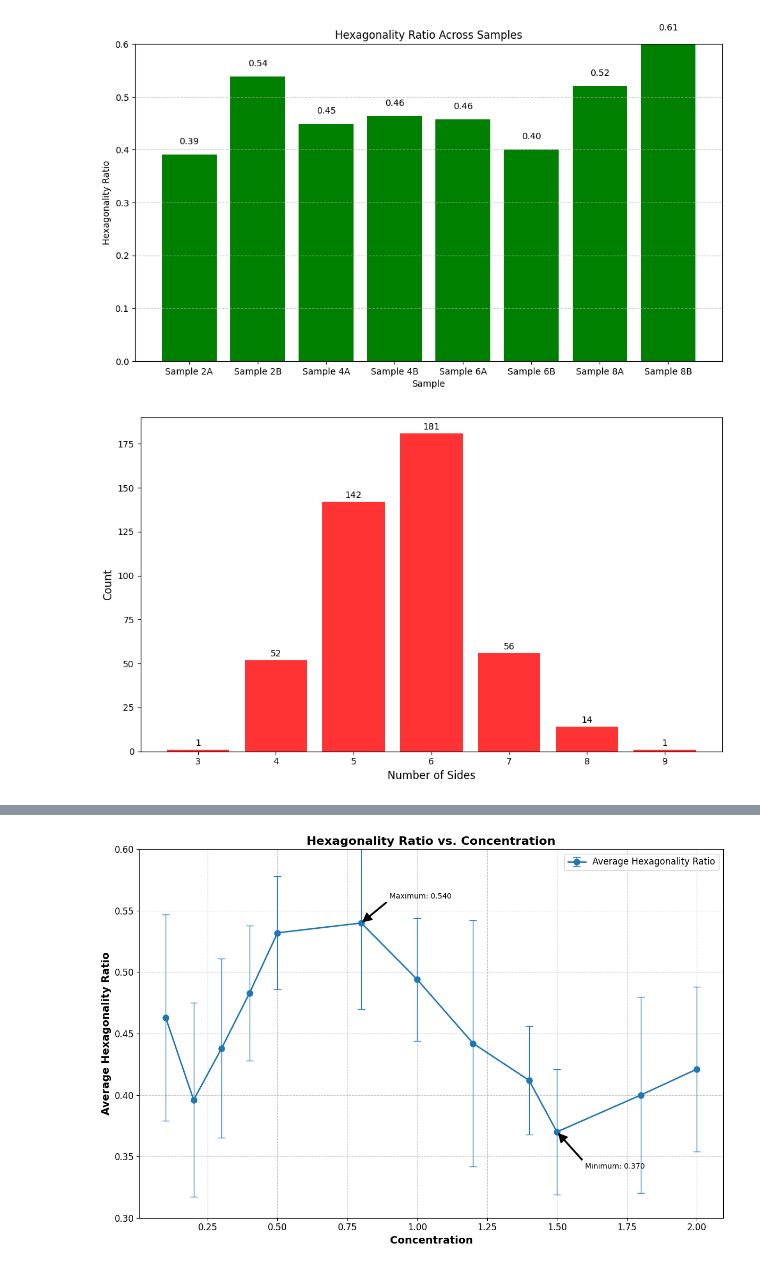
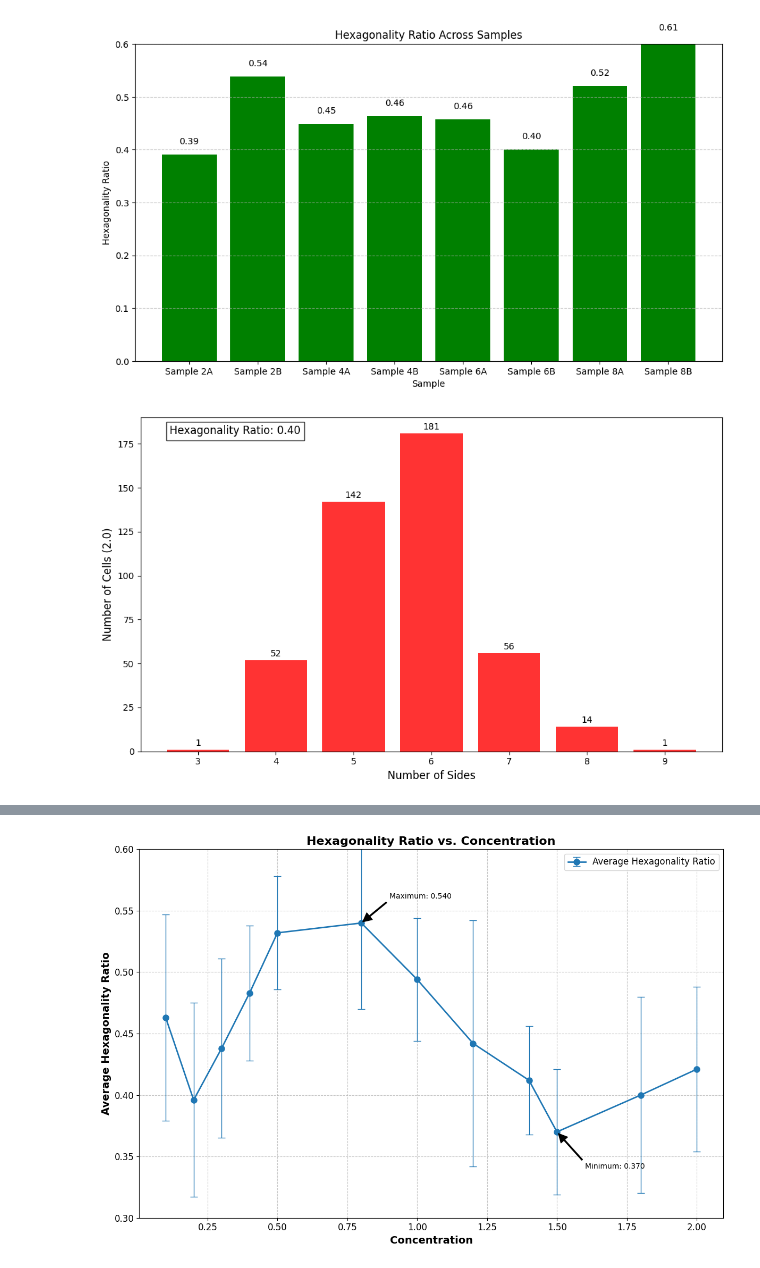
Before and after one commit to lemontang3/Python_Physics, a Jupyter notebook: graphs.ipynb, the cells around one changed output, grey strips where cells are left out. Saved outputs shown, nothing was run; the diff lists cells and outputs as text; code cells hidden in the pictures.

```diff
--- a/graphs.ipynb
+++ b/graphs.ipynb
@@ -531,6 +531,7 @@ Sample 8B: 0.61
 [figure]
 # %%
 import numpy as np
+import os
 import matplotlib.pyplot as plt
 import re
 from scipy.spatial import Voronoi
@@ -672,34 +673,37 @@ for name, data_str in sample_strings.items():
     sample_hexagonality[name] = hex_ratio
 
 # Get all possible side counts
 all_sides = set()
 for result in individual_results.values():
     all_sides.update(result.keys())
 all_sides = sorted(all_sides)
 
 # Calculate the overall totals for all samples combined
 total_by_sides = {}
 for side in all_sides:
     total_by_sides[side] = sum(individual_results[name].get(side, 0) for name in individual_results.keys())
 
 # Create a summary bar chart for all samples combined (only the last plot)
 plt.figure(figsize=(10, 6))
 plt.bar(total_by_sides.keys(), total_by_sides.values(), color='red', alpha=0.8)
 plt.xlabel('Number of Sides', fontsize=12)
-plt.ylabel('Count', fontsize=12)
+plt.ylabel('Number of Cells (2.0)', fontsize=12)
 plt.xticks(list(total_by_sides.keys()))
 
 # Add text labels above each bar
 for x, y in total_by_sides.items():
     plt.text(x, y + 1, str(y), ha='center', va='bottom')
 
 # Calculate and display the overall hexagonality ratio
 total_cells = sum(total_by_sides.values())
 hexagonal_cells = total_by_sides.get(6, 0)
 overall_hexagonality = hexagonal_cells / total_cells if total_cells > 0 else 0
-
-
+plt.text(0.05, 0.95, f'Hexagonality Ratio: {overall_hexagonality:.2f}',
+             transform=plt.gca().transAxes, fontsize=12,
+             bbox=dict(facecolor='white', alpha=0.8))
+os.makedirs("plots", exist_ok=True)
+plt.savefig(f"plots/{"hello"}.png", dpi=300)
 plt.tight_layout()
 plt.show()
 # %% [output]
-[figure, old version]
+[figure, new version]
```
Also changed, not shown: parts of 2 cells of this notebook, 15 other files.
